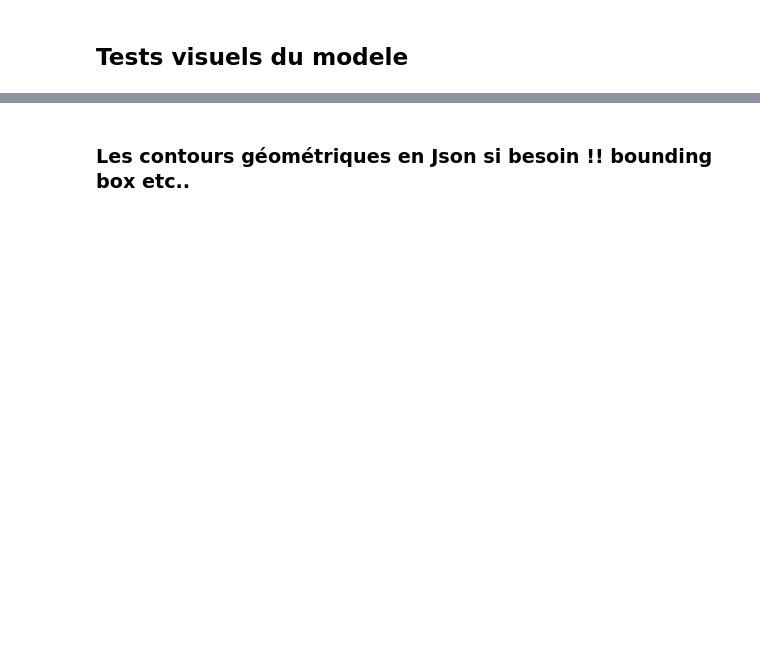
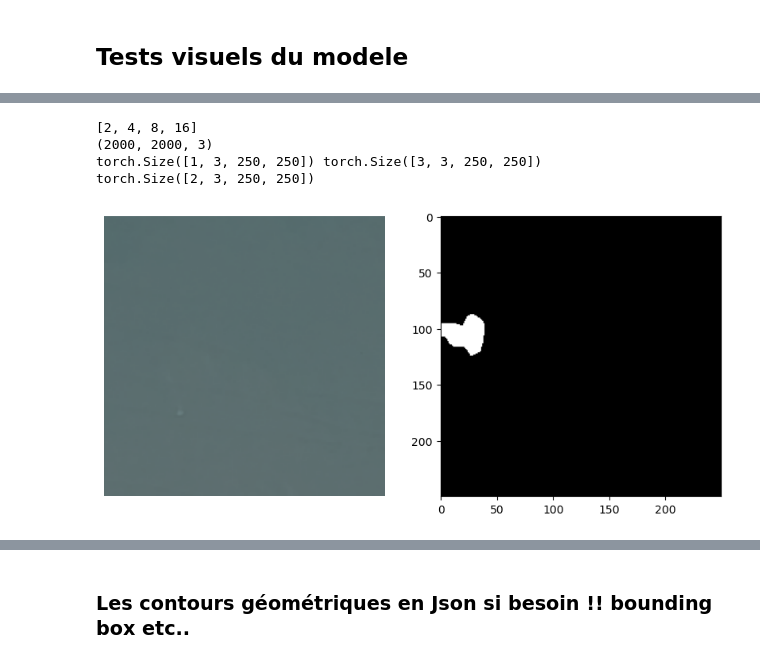
Before and after one commit to InseeFrLab/detection-habitat-spontane, a Jupyter notebook: notebooks/used_labelled_data.ipynb, the cells around one changed output, grey strips where cells are left out. Drawn from its saved outputs; the diff is of its cells as text; code cells hidden in the pictures; blank space fills up the shorter version.

Commit message:
test algo sur pleiade

```diff
--- a/notebooks/used_labelled_data.ipynb
+++ b/notebooks/used_labelled_data.ipynb
@@ -334,0 +287,70 @@ plt.show()
+# %%
+import rasterio
+import rasterio.plot as rp
+im_dir = "Cayenne_200722/16bits/ORT_2022072050325085_U22N/"
+liste  = os.listdir(im_dir)
+list_path_image = [im_dir+l for l in liste]
+
+filepath = list_path_image[123]
+#filepath = 'Cayenne_200722/16bits/ORT_2022072050325085_U22N/ORT_2022072050325085_0353_0545_U22N_16Bits.jp2'
+# %%
+with rasterio.open(filepath) as raster:
+    oviews = raster.overviews(1) # list of overviews from biggest to smallest
+    print(oviews)
+    oview = 1 # let's look at the smallest thumbnail
+
+    # NOTE this is using a 'decimated read' (http://rasterio.readthedocs.io/en/latest/topics/resampling.html)
+    B1 = raster.read(1, out_shape=(1, int(raster.height // oview), int(raster.width // oview)))
+    B2 = raster.read(2, out_shape=(1, int(raster.height // oview), int(raster.width // oview)))
+    B3 = raster.read(3, out_shape=(1, int(raster.height // oview), int(raster.width // oview)))
+    B4 = raster.read(4, out_shape=(1, int(raster.height // oview), int(raster.width // oview)))
+
+quantile = 0.97
+B1a = rp.adjust_band(np.clip(B1,0,np.quantile(B1,quantile))) # normalisation min-max simple nécessite un clip d'abord étant donné les valeurs extremes
+B2a = rp.adjust_band(np.clip(B2,0,np.quantile(B2,quantile)))
+B3a = rp.adjust_band(np.clip(B3,0,np.quantile(B3,quantile)))
+B4a = rp.adjust_band(np.clip(B4,0,np.quantile(B4,quantile)))
+
+rgb = np.dstack((B1a,B2a,B3a))
+rgbvegetal = np.dstack((B4a,B1a,B2a))
+
+print(rgb.shape)
+data_val["image"]
+
+im_pleiade = Image.fromarray(np.array(rgb * 255,dtype = np.uint8))
+# left top right bottom
+patch = im_pleiade.crop((0,0,250,250))
+torch_patch = torch.tensor(np.array(patch).reshape(1,3,250,250), dtype = torch.float).permute(0,3,1,2).reshape(1,3,250,250)
+print(torch_patch.shape, data_val["image"].shape)
+
+torch_patch_2 = torch.cat((torch_patch,torch_patch),dim = 0)# il faut 2 dimensions..
+
+model(data_val["image"].to(device))
+
+print(torch_patch_2.shape)
+out = model(torch_patch_2.to(device))["out"]
+# %% [output]
+[2, 4, 8, 16]
+(2000, 2000, 3)
+torch.Size([1, 3, 250, 250]) torch.Size([3, 3, 250, 250])
+torch.Size([2, 3, 250, 250])
+# %%
+# 250*250 = 62500
+indice_dans_batch = 0
+output = np.array(model(torch_patch_2.to(device))["out"].to("cpu").detach())[indice_dans_batch]
+output_predictions = output.argmax(0)
+
+img_init = patch
+
+masque = output_predictions
+show_mask = np.zeros((*masque.shape, 3))
+show_mask[masque == 1, :] = [255,255,255]
+show_mask = show_mask.astype(np.uint8)
+
+fig,(ax1,ax2) = plt.subplots(1,2, figsize = (10,10))
+ax1.imshow(img_init)
+ax1.axis("off")
+ax2.imshow(show_mask)
+plt.show()
+# %% [output]
+[figure, added]
```
Also changed, not shown: parts of 20 cells of this notebook.
